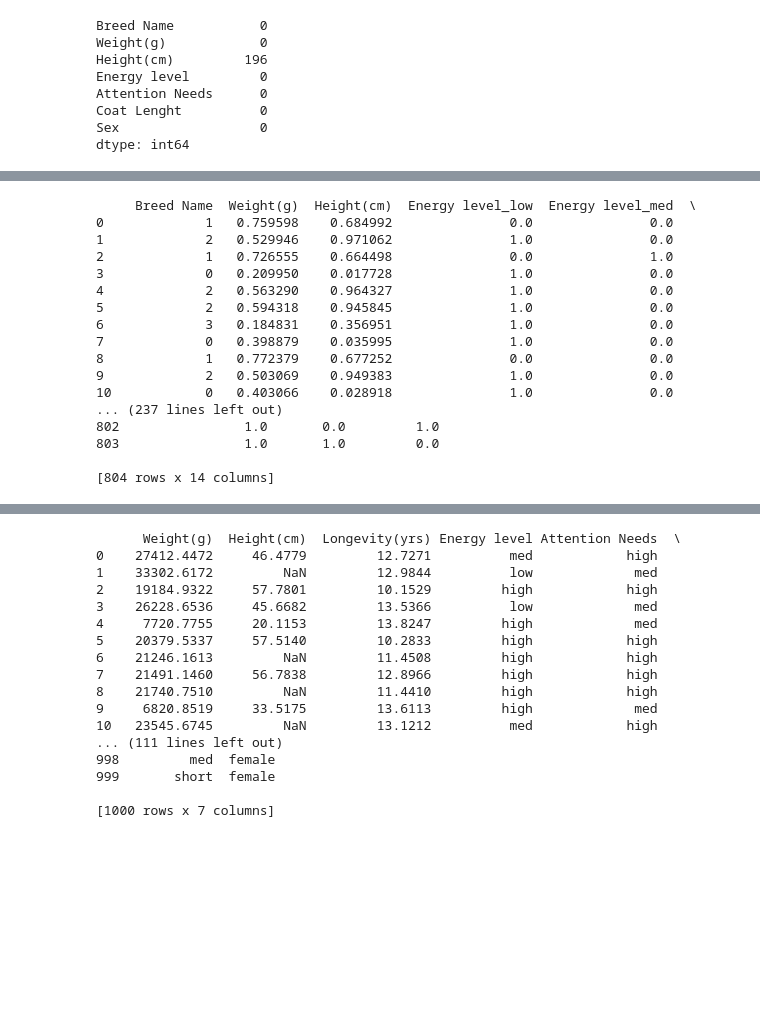
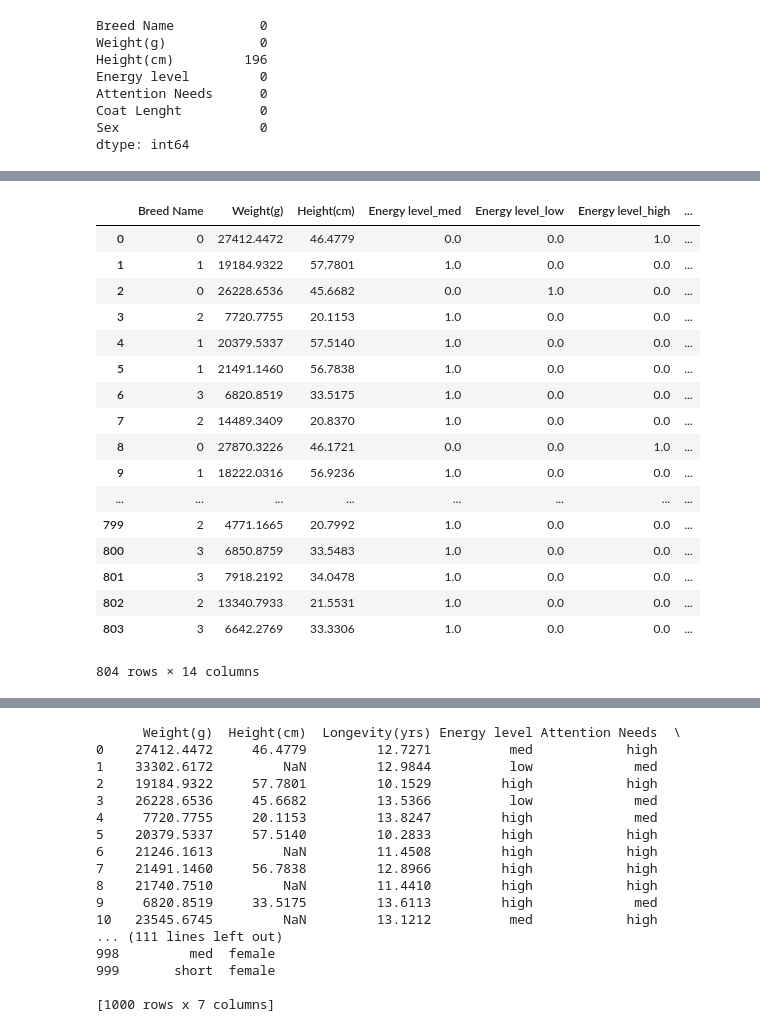
Before and after one commit to daneel95/Master_Homework, a Jupyter notebook: DataMiningHomework/Homework_1/Homework1_DanielNinelHolteiu_407.ipynb, the cells around one changed output, grey strips where cells are left out. Saved outputs shown, nothing was run; the diff lists cells and outputs as text; code cells hidden in the pictures; blank space fills up the shorter version.

```diff
--- a/DataMiningHomework/Homework_1/Homework1_DanielNinelHolteiu_407.ipynb
+++ b/DataMiningHomework/Homework_1/Homework1_DanielNinelHolteiu_407.ipynb
@@ -110,25 +131,26 @@ In case you used a LabelEncoder before this OneHotEncoder to convert the categor
+# %%
+modified_dataset
+# %% [output]
+|  | Breed Name | Weight(g) | Height(cm) | Energy level_med | Energy level_low | Energy level_high | ... |
+| 0 | 0 | 27412.4472 | 46.4779 | 0.0 | 0.0 | 1.0 | ... |
+| 1 | 1 | 19184.9322 | 57.7801 | 1.0 | 0.0 | 0.0 | ... |
+| 2 | 0 | 26228.6536 | 45.6682 | 0.0 | 1.0 | 0.0 | ... |
+| 3 | 2 | 7720.7755 | 20.1153 | 1.0 | 0.0 | 0.0 | ... |
+| 4 | 1 | 20379.5337 | 57.5140 | 1.0 | 0.0 | 0.0 | ... |
+| 5 | 1 | 21491.1460 | 56.7838 | 1.0 | 0.0 | 0.0 | ... |
+| 6 | 3 | 6820.8519 | 33.5175 | 1.0 | 0.0 | 0.0 | ... |
+| 7 | 2 | 14489.3409 | 20.8370 | 1.0 | 0.0 | 0.0 | ... |
+| 8 | 0 | 27870.3226 | 46.1721 | 0.0 | 0.0 | 1.0 | ... |
+| 9 | 1 | 18222.0316 | 56.9236 | 1.0 | 0.0 | 0.0 | ... |
+| ... | ... | ... | ... | ... | ... | ... | ... |
+| 799 | 2 | 4771.1665 | 20.7992 | 1.0 | 0.0 | 0.0 | ... |
+| 800 | 3 | 6850.8759 | 33.5483 | 1.0 | 0.0 | 0.0 | ... |
+| 801 | 3 | 7918.2192 | 34.0478 | 1.0 | 0.0 | 0.0 | ... |
+| 802 | 2 | 13340.7933 | 21.5531 | 1.0 | 0.0 | 0.0 | ... |
+| 803 | 3 | 6642.2769 | 33.3306 | 1.0 | 0.0 | 0.0 | ... |
+804 rows × 14 columns
 # %%
 # Normalization (Just for Weight(g) and Height(cm)). I am using Min Max Normalizer
 # (X - min(X)) / (max(X) - min(X))
 modified_dataset["Weight(g)"] = (modified_dataset["Weight(g)"] - modified_dataset["Weight(g)"].min()) / (modified_dataset["Weight(g)"].max() - modified_dataset["Weight(g)"].min())
 modified_dataset["Height(cm)"] = (modified_dataset["Height(cm)"] - modified_dataset["Height(cm)"].min()) / (modified_dataset["Height(cm)"].max() - modified_dataset["Height(cm)"].min())
-# %%
-print(modified_dataset)
-# %% [output]
-     Breed Name  Weight(g)  Height(cm)  Energy level_low  Energy level_med  \
-0             1   0.759598    0.684992               0.0               0.0
-1             2   0.529946    0.971062               1.0               0.0
-2             1   0.726555    0.664498               0.0               1.0
-3             0   0.209950    0.017728               1.0               0.0
-4             2   0.563290    0.964327               1.0               0.0
-5             2   0.594318    0.945845               1.0               0.0
-6             3   0.184831    0.356951               1.0               0.0
-7             0   0.398879    0.035995               1.0               0.0
-8             1   0.772379    0.677252               0.0               0.0
-9             2   0.503069    0.949383               1.0               0.0
-10            0   0.403066    0.028918               1.0               0.0
-... (237 lines left out)
-802                1.0       0.0         1.0
-803                1.0       1.0         0.0
-
-[804 rows x 14 columns]
```
Also changed, not shown: parts of 27 cells of this notebook.
